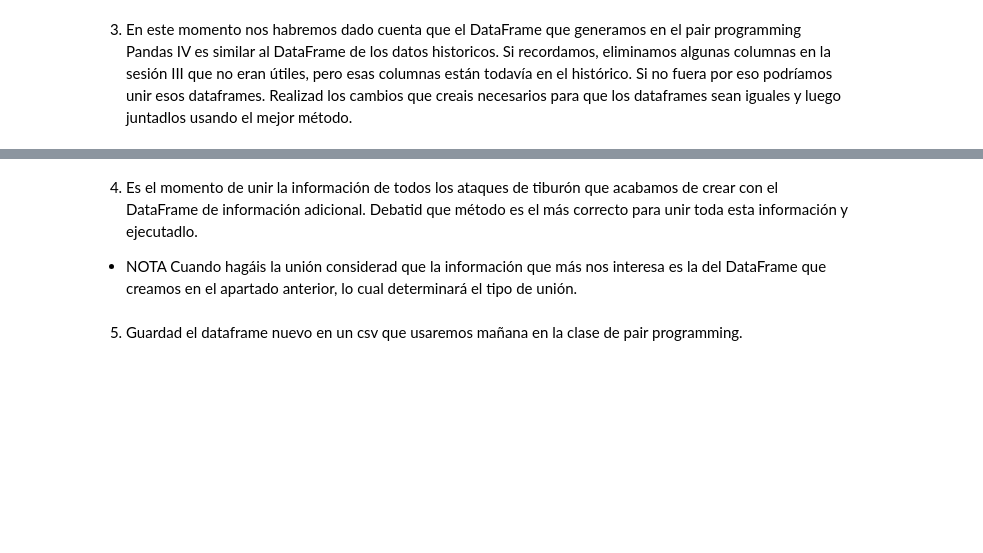
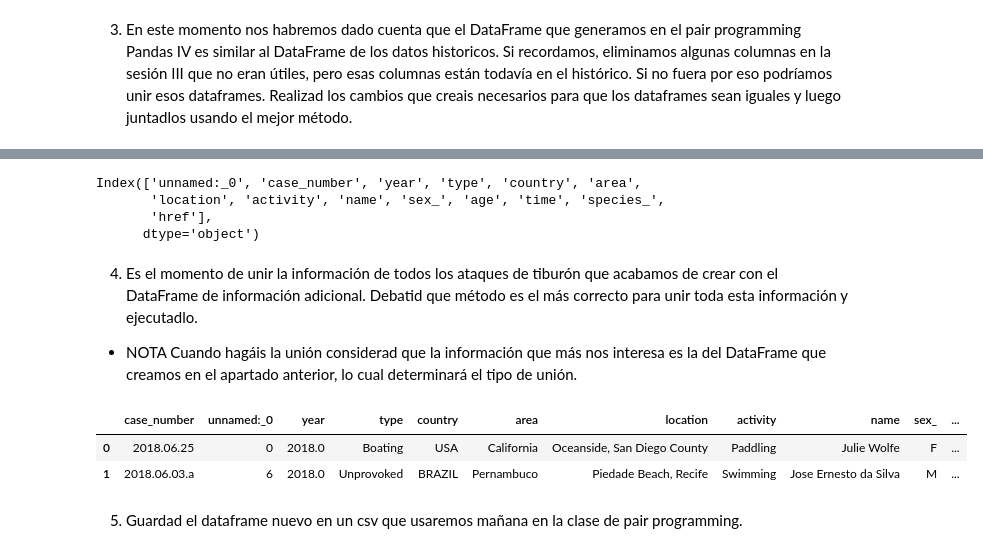
Before and after one commit to Adalab/DA-PromoC-modulo2-sprint1-VannaMina, a Jupyter notebook: PANDAS/5-Unión de dataframes.ipynb, the cells around one changed output, grey strips where cells are left out. Cells and saved outputs as stored; diff of their text form; code cells hidden in the pictures; blank space fills up the shorter version.

```diff
--- a/PANDAS/5-Unión de dataframes.ipynb
+++ b/PANDAS/5-Unión de dataframes.ipynb
@@ -11,7 +10,7 @@ import numpy as np
 # %% [markdown]
 1. Cargad los tres ficheros nombrados anteriormente y los exploramos para familizarizarnos con ellos. Escoged una forma de unirlos.
 # %%
-attacks_4 = pd.read_csv("PANDAS/DATOS/attacks_con_siglo.csv")
+attacks_4 = pd.read_csv("PANDAS/DATOS/attacks_pandas4.csv")
 
 attacks_h = pd.read_csv("PANDAS/DATOS/attacks_historico.csv")
 
@@ -137,5 +79,26 @@ attacks_h
+# %%
+attacks_h2 = attacks_h.drop(["unnamed:_22", "unnamed:_23", "case_number_1", "case_number_2","original_order", "investigator_or_source","pdf", "href_formula"] ,axis=1)
+# %%
+attacks_h2.columns
+# %% [output]
+Index(['unnamed:_0', 'case_number', 'year', 'type', 'country', 'area',
+       'location', 'activity', 'name', 'sex_', 'age', 'time', 'species_',
+       'href'],
+      dtype='object')
 # %% [markdown]
 4. Es el momento de unir la información de todos los ataques de tiburón que acabamos de crear con el DataFrame de información adicional. Debatid que método es el más correcto para unir toda esta información y ejecutadlo.
 - NOTA Cuando hagáis la unión considerad que la información que más nos interesa es la del DataFrame que creamos en el apartado anterior, lo cual determinará el tipo de unión.
+# %%
+#Primero unimos el archivo, el del ejercicio 4 y el attacks histórico.
+attacks_4h = attacks_4.merge(attacks_h2, how="outer", on=['activity', 'age', 'area', 'case_number', 'country', 'href', 'location', 'name', 'sex_', 'species_', 'time', 'type', 'unnamed:_0', 'year'])
+# %%
+#Después unimos el resultado anterior con el archivo attacks adicional.
+attacks_4ha = attacks_4h.merge(attacks_a, how="outer", on=["case_number", "unnamed:_0"])
+# %%
+attacks_4ha.head(2)
+# %% [output]
+|  | case_number | unnamed:_0 | year | type | country | area | location | activity | name | sex_ | ... |
+| 0 | 2018.06.25 | 0 | 2018.0 | Boating | USA | California | Oceanside, San Diego County | Paddling | Julie Wolfe | F | ... |
+| 1 | 2018.06.03.a | 6 | 2018.0 | Unprovoked | BRAZIL | Pernambuco | Piedade Beach, Recife | Swimming | Jose Ernesto da Silva | M | ... |
 # %% [markdown]
 5. Guardad el dataframe nuevo en un csv que usaremos mañana en la clase de pair programming.
```
Also changed, not shown: parts of 11 cells of this notebook, 5 other files.
